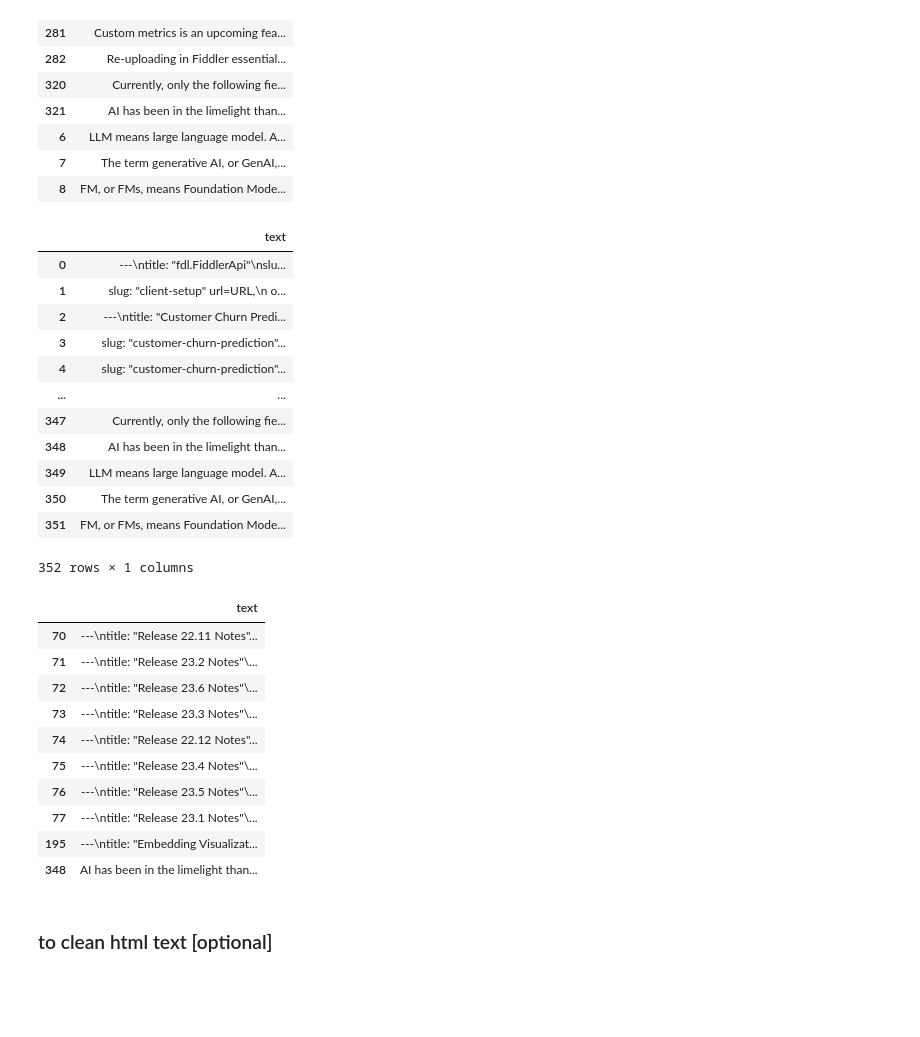
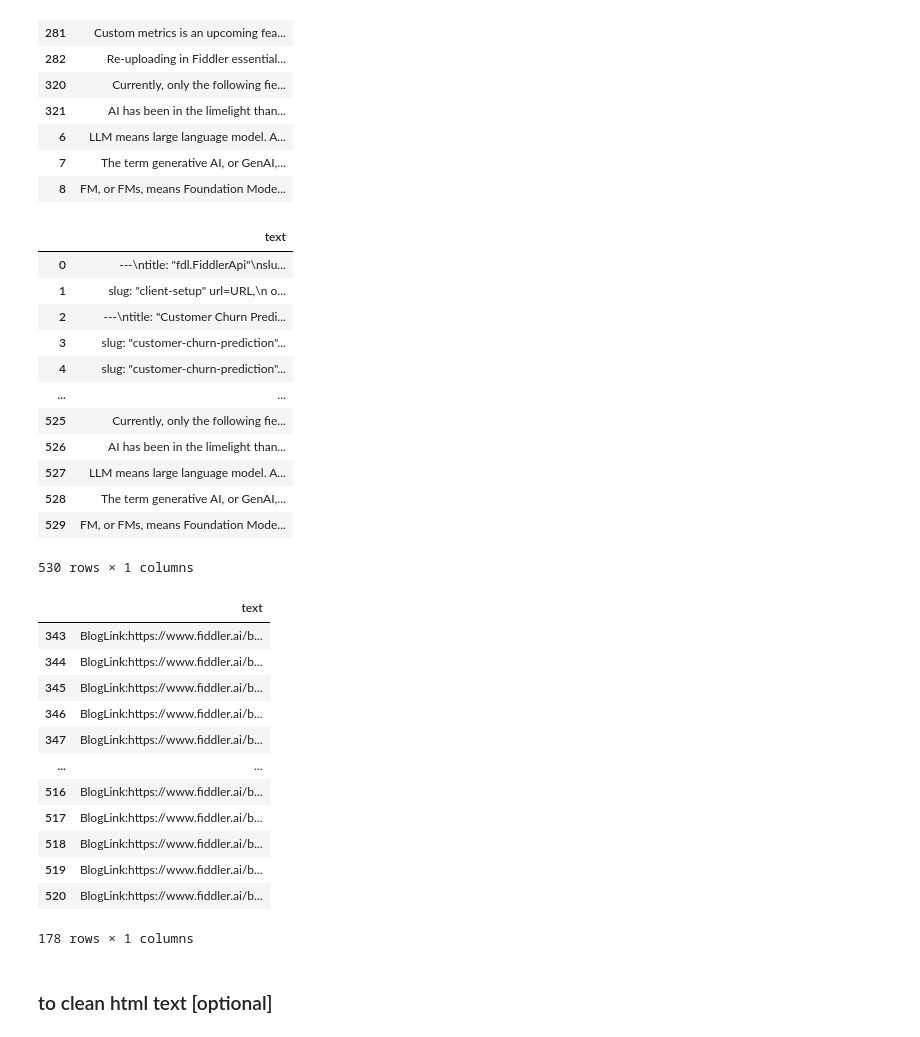
Before and after one commit to fiddler-labs/fiddler-chatbot, a Jupyter notebook: preprocessing_docs_cleaned.ipynb, the cells around one changed output. Cells and saved outputs as stored; diff of their text form; code cells hidden in the pictures; blank space fills up the shorter version.

Commit message:
updated logic to add fiddler blog content to the vector index

```diff
--- a/preprocessing_docs_cleaned.ipynb
+++ b/preprocessing_docs_cleaned.ipynb
@@ -100,6 +163,7 @@ len(chunked_doc)
 # %%
-#we will append page slugs to every chunk
+#we will append page slugs or blog links to every chunk
 slug_pattern = r'slug:\s*"(.*?)"'
+blog_pattern = r'BlogLink:https://www\.fiddler\.ai/blog/([\w-]+)'
 # %%
 #chunking docs to 750 tokens
 
@@ -107,9 +171,20 @@ token_lim_doc = []
 for doc in chunked_doc:
     if num_tokens(doc) > 750:
         chunked_list = chunked_string(doc, max_tokens=750)
-        chunked_doc_slug = re.search(slug_pattern, chunked_list[0]).group(0)
-        for i in range(1, len(chunked_list)):
-            chunked_list[i] = chunked_doc_slug + ' ' + chunked_list[i]
+
+        # see if a doc slug or a blog link is detected
+        slug = re.search(slug_pattern, chunked_list[0])
+        blog = re.search(blog_pattern, chunked_list[0])
+
+        if slug:
+            chunked_doc_slug = slug.group(0)
+            for i in range(1, len(chunked_list)):
+                chunked_list[i] = chunked_doc_slug + ' ' + chunked_list[i]
+
+        if blog:
+            chunked_doc_blog = blog.group(0)
+            for i in range(1, len(chunked_list)):
+                chunked_list[i] = chunked_doc_blog + ' ' + chunked_list[i]
 
         token_lim_doc += chunked_list
     else:
@@ -152,26 +230,28 @@ df
 | 3 | slug: "customer-churn-prediction"... |
 | 4 | slug: "customer-churn-prediction"... |
 | ... | ... |
-| 347 | Currently, only the following fie... |
-| 348 | AI has been in the limelight than... |
-| 349 | LLM means large language model. A... |
-| 350 | The term generative AI, or GenAI,... |
-| 351 | FM, or FMs, means Foundation Mode... |
+| 525 | Currently, only the following fie... |
+| 526 | AI has been in the limelight than... |
+| 527 | LLM means large language model. A... |
+| 528 | The term generative AI, or GenAI,... |
+| 529 | FM, or FMs, means Foundation Mode... |
-352 rows × 1 columns
+530 rows × 1 columns
 # %%
-df[df['text'].str.contains('release', case=False)]
+df[df['text'].str.contains('BlogLink', case=False)]
 # %% [output]
 |  | text |
-| 70 | ---\ntitle: "Release 22.11 Notes"... |
-| 71 | ---\ntitle: "Release 23.2 Notes"\... |
-| 72 | ---\ntitle: "Release 23.6 Notes"\... |
-| 73 | ---\ntitle: "Release 23.3 Notes"\... |
-| 74 | ---\ntitle: "Release 22.12 Notes"... |
-| 75 | ---\ntitle: "Release 23.4 Notes"\... |
-| 76 | ---\ntitle: "Release 23.5 Notes"\... |
-| 77 | ---\ntitle: "Release 23.1 Notes"\... |
-| 195 | ---\ntitle: "Embedding Visualizat... |
-| 348 | AI has been in the limelight than... |
+| 343 | BlogLink:https://www.fiddler.ai/b... |
+| 344 | BlogLink:https://www.fiddler.ai/b... |
+| 345 | BlogLink:https://www.fiddler.ai/b... |
+| 346 | BlogLink:https://www.fiddler.ai/b... |
+| 347 | BlogLink:https://www.fiddler.ai/b... |
+| ... | ... |
+| 516 | BlogLink:https://www.fiddler.ai/b... |
+| 517 | BlogLink:https://www.fiddler.ai/b... |
+| 518 | BlogLink:https://www.fiddler.ai/b... |
+| 519 | BlogLink:https://www.fiddler.ai/b... |
+| 520 | BlogLink:https://www.fiddler.ai/b... |
+178 rows × 1 columns
 # %% [markdown]
 ### to clean html text [optional]
 # %%
```
Also changed, not shown: parts of 6 cells of this notebook, 5 other files.
